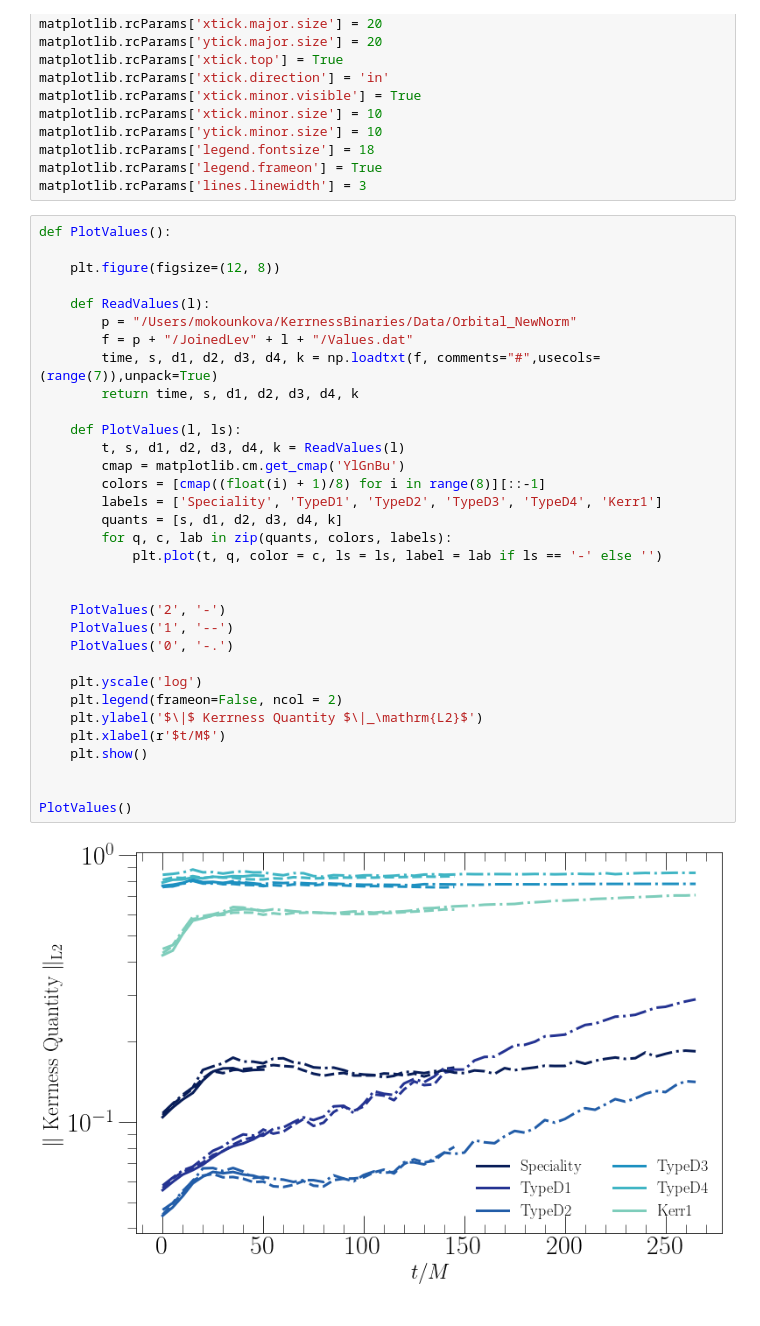
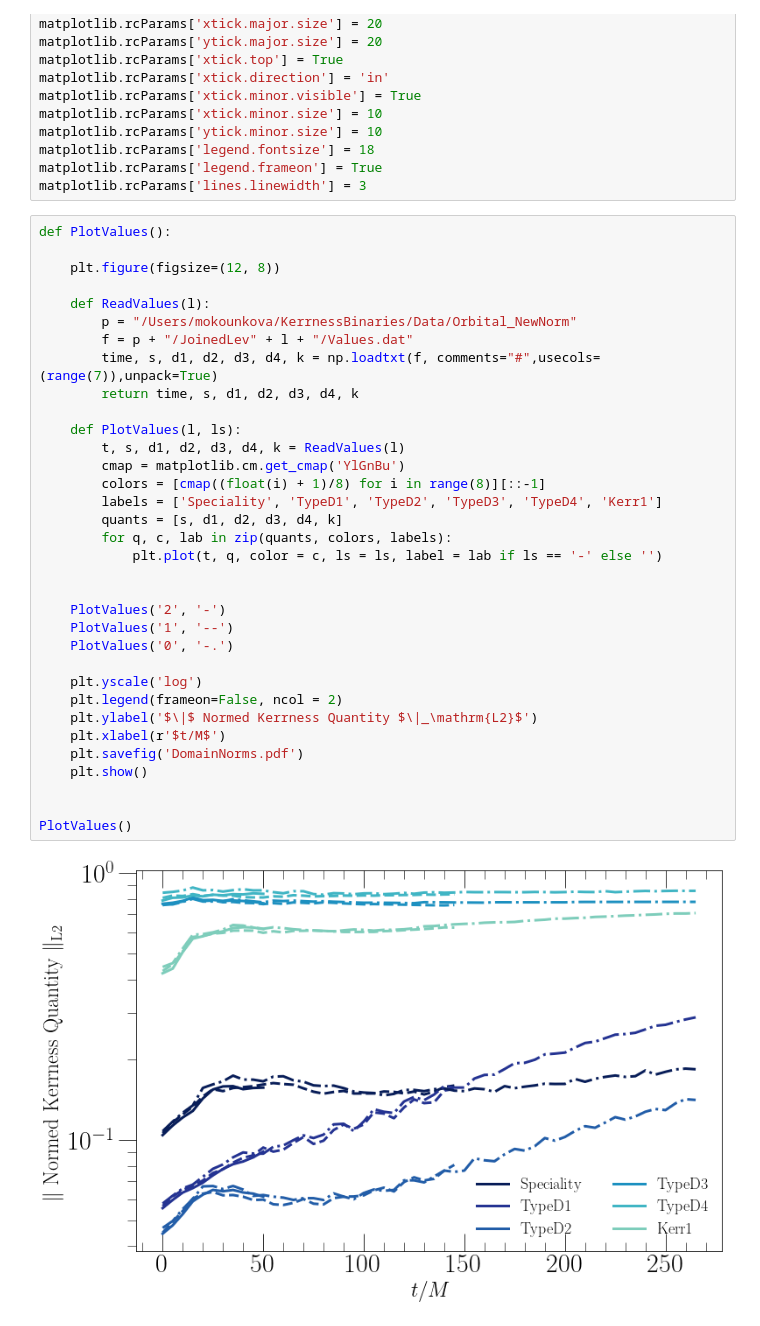
Before and after one commit to mariaokounkova/KerrnessBinaries, a Jupyter notebook: KerrnessBinaries.ipynb, the cells around one changed output. Cells and saved outputs as stored; diff of their text form.

```diff
--- a/KerrnessBinaries.ipynb
+++ b/KerrnessBinaries.ipynb
@@ -35,32 +35,33 @@ def PlotValues():
     plt.figure(figsize=(12, 8))
 
     def ReadValues(l):
         p = "/Users/mokounkova/KerrnessBinaries/Data/Orbital_NewNorm"
         f = p + "/JoinedLev" + l + "/Values.dat"
         time, s, d1, d2, d3, d4, k = np.loadtxt(f, comments="#",usecols=(range(7)),unpack=True)
         return time, s, d1, d2, d3, d4, k
 
     def PlotValues(l, ls):
         t, s, d1, d2, d3, d4, k = ReadValues(l)
         cmap = matplotlib.cm.get_cmap('YlGnBu')
         colors = [cmap((float(i) + 1)/8) for i in range(8)][::-1]
         labels = ['Speciality', 'TypeD1', 'TypeD2', 'TypeD3', 'TypeD4', 'Kerr1']
         quants = [s, d1, d2, d3, d4, k]
         for q, c, lab in zip(quants, colors, labels):
             plt.plot(t, q, color = c, ls = ls, label = lab if ls == '-' else '')
 
 
     PlotValues('2', '-')
     PlotValues('1', '--')
     PlotValues('0', '-.')
 
     plt.yscale('log')
     plt.legend(frameon=False, ncol = 2)
-    plt.ylabel('$\|$ Kerrness Quantity $\|_\mathrm{L2}$')
+    plt.ylabel('$\|$ Normed Kerrness Quantity $\|_\mathrm{L2}$')
     plt.xlabel(r'$t/M$')
+    plt.savefig('DomainNorms.pdf')
     plt.show()
 
 
 PlotValues()
 # %% [output]
-[figure, old version]
+[figure, new version]
```
Also changed, not shown: parts of 1 cell of this notebook.
